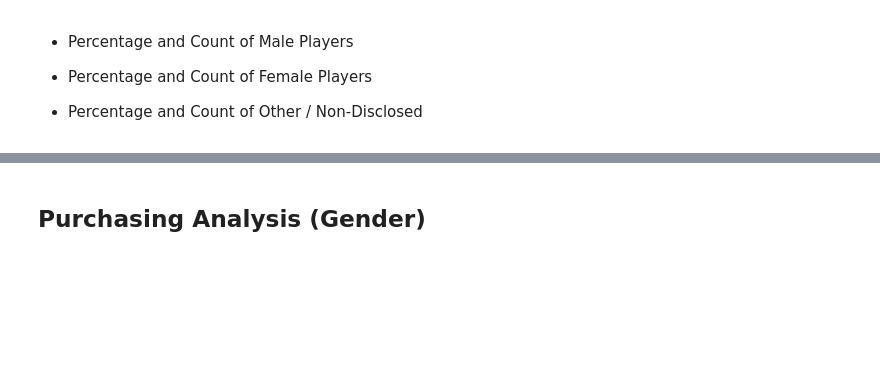
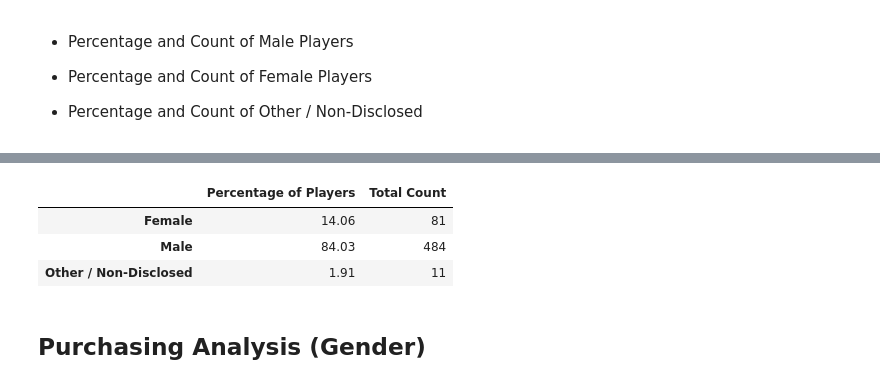
Before and after one commit to KFerr22/pandas-challenge, a Jupyter notebook: HeroesOfPymoli_starter.ipynb, the cells around one changed output, grey strips where cells are left out. Cells and saved outputs as stored; diff of their text form; code cells hidden in the pictures; blank space fills up the shorter version.

```diff
--- a/HeroesOfPymoli_starter.ipynb
+++ b/HeroesOfPymoli_starter.ipynb
@@ -90,3 +77,25 @@ sum_revenue
+# %%
+#Gender grouping
+gender_demographics = purchase_data.groupby("Gender")
+
+total_gender_count = gender_demographics.nunique()["SN"]
+
+percentage_players = (total_gender_count/total_players)*100
+
+#Gender Demographics data frame
+gender_demographics_df = pd.DataFrame({"Percentage of Players":percentage_players,
+                                        "Total Count":total_gender_count})
+
+#Remove Gender from table
+gender_demographics_df.index.name= None
+
+#Format
+gender_demographics_df.style.format({"Percentage of Players":"{:.2f}"})
+# %% [output]
+|  | Percentage of Players | Total Count |
+| Female | 14.06 | 81 |
+| Male | 84.03 | 484 |
+| Other / Non-Disclosed | 1.91 | 11 |
 # %% [markdown]
 
 ## Purchasing Analysis (Gender)
```
Also changed, not shown: parts of 22 cells of this notebook.
